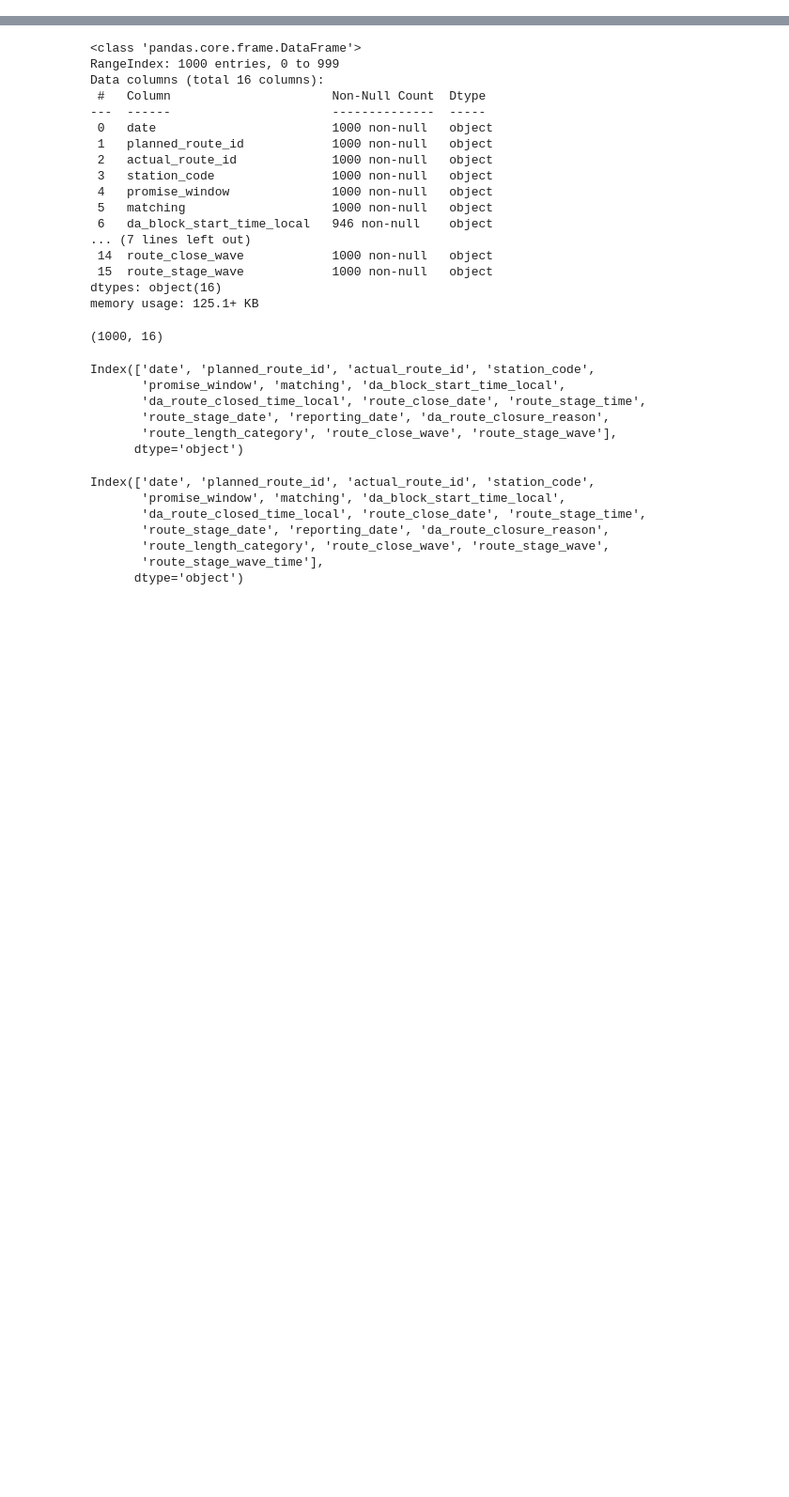
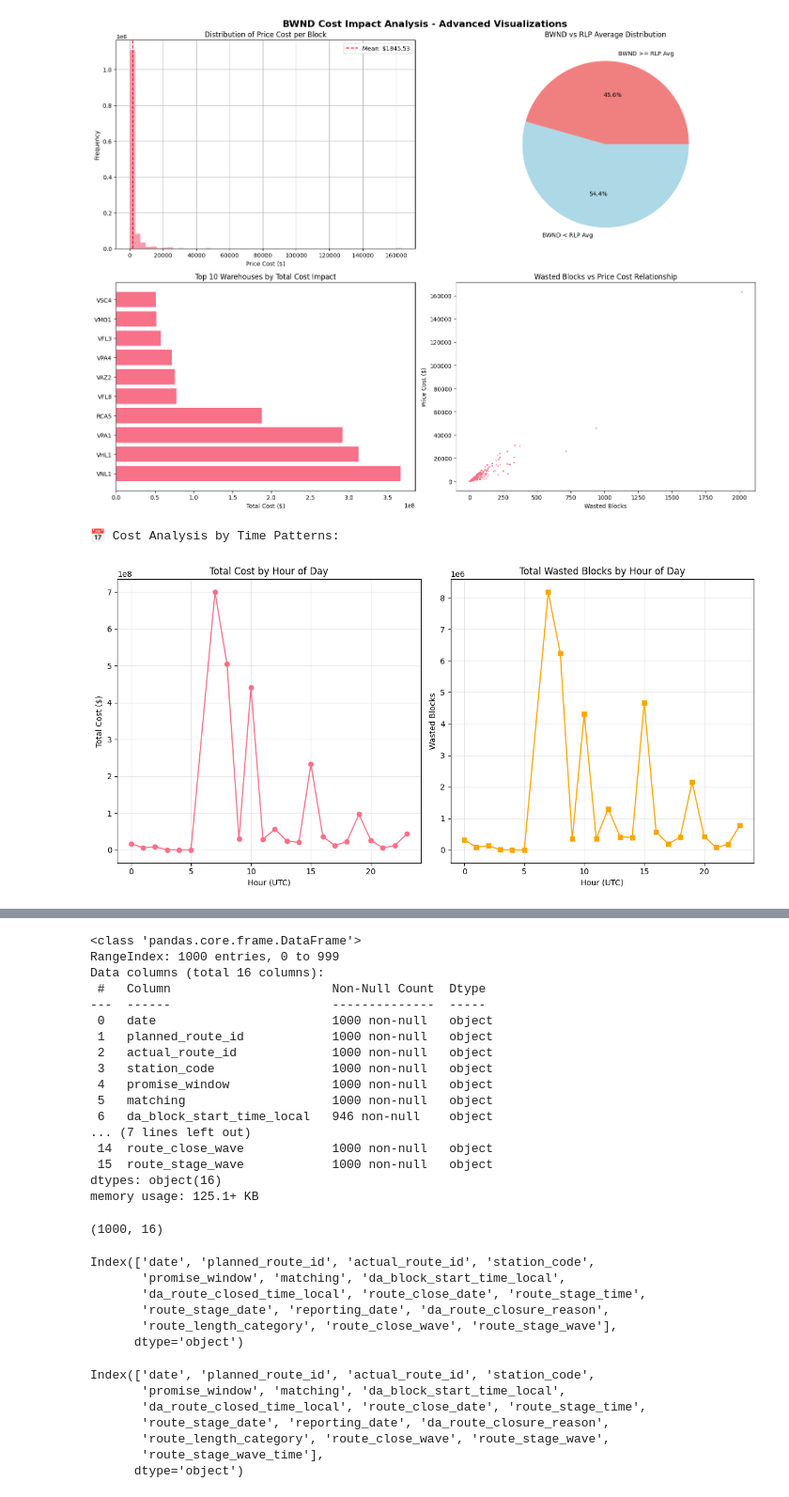
Before and after one commit to mnivs-amazon/bwnd-analysis-project, a Jupyter notebook: RoutesAnalysis.ipynb, the cells around one changed output, grey strips where cells are left out. Shown at 94% size. Saved outputs shown, nothing was run; the diff lists cells and outputs as text; code cells hidden in the pictures; blank space fills up the shorter version.

```diff
--- a/RoutesAnalysis.ipynb
+++ b/RoutesAnalysis.ipynb
@@ -104,0 +853,76 @@ ImportError: cannot import name 'DATABASE_CONFIG' from 'config' (/Users/mnivs/Do
+# %%
+# Create visualizations for cost analysis
+fig, axes = plt.subplots(2, 2, figsize=(16, 12))
+fig.suptitle('BWND Cost Impact Analysis - Advanced Visualizations', fontsize=16, fontweight='bold')
+
+# 1. Distribution of Price Cost
+df['price_cost'].hist(bins=50, ax=axes[0,0], alpha=0.7)
+axes[0,0].set_title('Distribution of Price Cost per Block')
+axes[0,0].set_xlabel('Price Cost ($)')
+axes[0,0].set_ylabel('Frequency')
+axes[0,0].axvline(df['price_cost'].mean(), color='red', linestyle='--', label=f'Mean: ${df["price_cost"].mean():.2f}')
+axes[0,0].legend()
+
+# 2. BWND vs RLP Average Comparison
+comparison_data = [
+    df['BWND_gte_RLP_avg'].sum(),
+    df['BWND_lt_RLP_avg'].sum()
+]
+labels = ['BWND >= RLP Avg', 'BWND < RLP Avg']
+colors = ['lightcoral', 'lightblue']
+
+axes[0,1].pie(comparison_data, labels=labels, colors=colors, autopct='%1.1f%%')
+axes[0,1].set_title('BWND vs RLP Average Distribution')
+
+# 3. Top Warehouses by Total Cost
+top_cost_warehouses = warehouse_costs.head(10)
+axes[1,0].barh(range(len(top_cost_warehouses)), top_cost_warehouses['price_cost'])
+axes[1,0].set_yticks(range(len(top_cost_warehouses)))
+axes[1,0].set_yticklabels(top_cost_warehouses.index)
+axes[1,0].set_title('Top 10 Warehouses by Total Cost Impact')
+axes[1,0].set_xlabel('Total Cost ($)')
+
+# 4. Wasted Blocks vs Cost Scatter
+sample_data = df.sample(n=min(10000, len(df)))  # Sample for performance
+scatter = axes[1,1].scatter(sample_data['wasted_blocks'], sample_data['price_cost'], alpha=0.6, s=1)
+axes[1,1].set_title('Wasted Blocks vs Price Cost Relationship')
+axes[1,1].set_xlabel('Wasted Blocks')
+axes[1,1].set_ylabel('Price Cost ($)')
+
+plt.tight_layout()
+plt.show()
+
+# Additional cost analysis by time
+print("\n📅 Cost Analysis by Time Patterns:")
+hourly_costs = df.groupby('hour').agg({
+    'price_cost': 'sum',
+    'wasted_blocks': 'sum'
+}).round(2)
+
+# Plot hourly cost patterns
+plt.figure(figsize=(12, 6))
+plt.subplot(1, 2, 1)
+hourly_costs['price_cost'].plot(kind='line', marker='o')
+plt.title('Total Cost by Hour of Day')
+plt.xlabel('Hour (UTC)')
+plt.ylabel('Total Cost ($)')
+plt.grid(True, alpha=0.3)
+
+plt.subplot(1, 2, 2)
+hourly_costs['wasted_blocks'].plot(kind='line', marker='s', color='orange')
+plt.title('Total Wasted Blocks by Hour of Day')
+plt.xlabel('Hour (UTC)')
+plt.ylabel('Wasted Blocks')
+plt.grid(True, alpha=0.3)
+
+plt.tight_layout()
+plt.show()
+
+print("\n🕐 Peak Cost Hours:")
+top_cost_hours = hourly_costs.sort_values('price_cost', ascending=False).head(5)
+for hour, row in top_cost_hours.iterrows():
+    print(f"  {hour:02d}:00 - Cost: ${row['price_cost']:,.2f}, Wasted Blocks: {row['wasted_blocks']:,.0f}")
+# %% [output]
+[figure, added]
+📅 Cost Analysis by Time Patterns:
+[figure, added]
```
Also changed, not shown: parts of 35 cells of this notebook.
